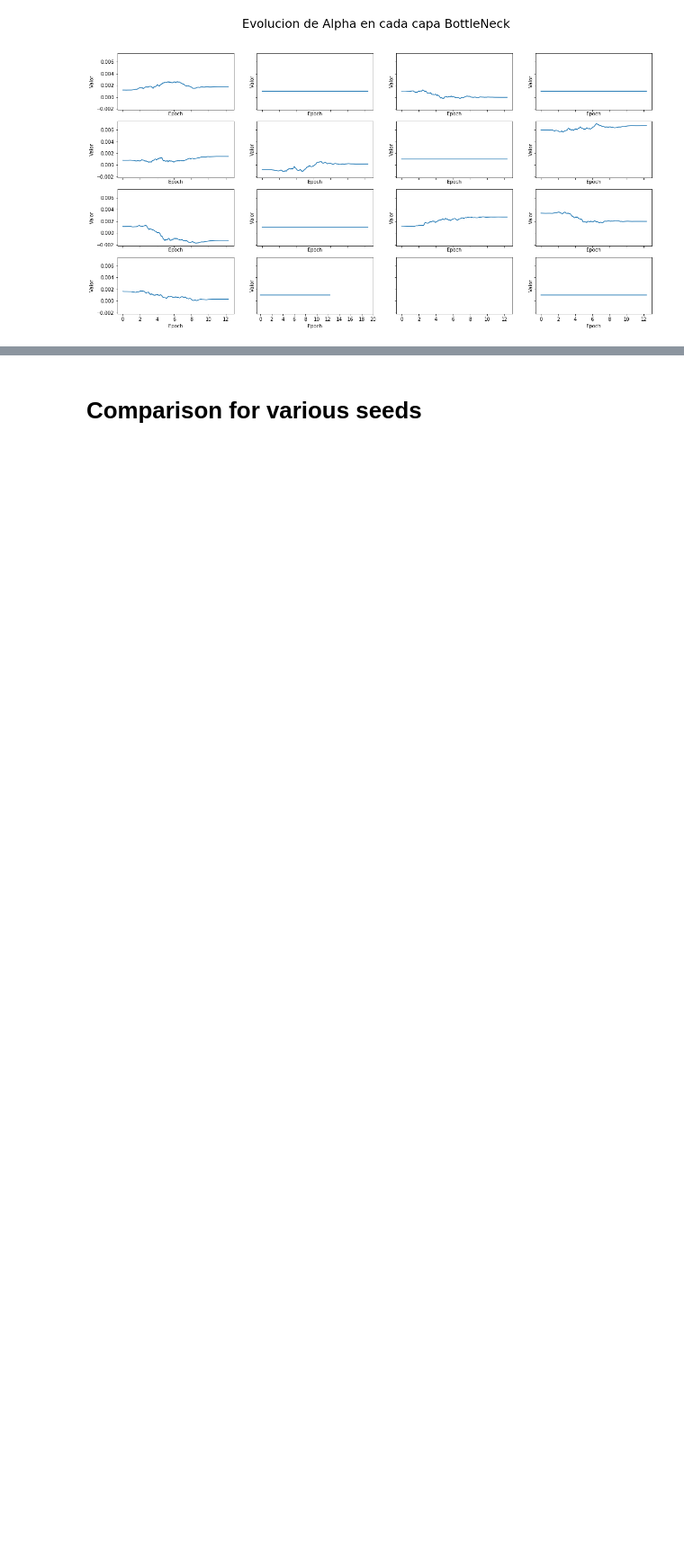
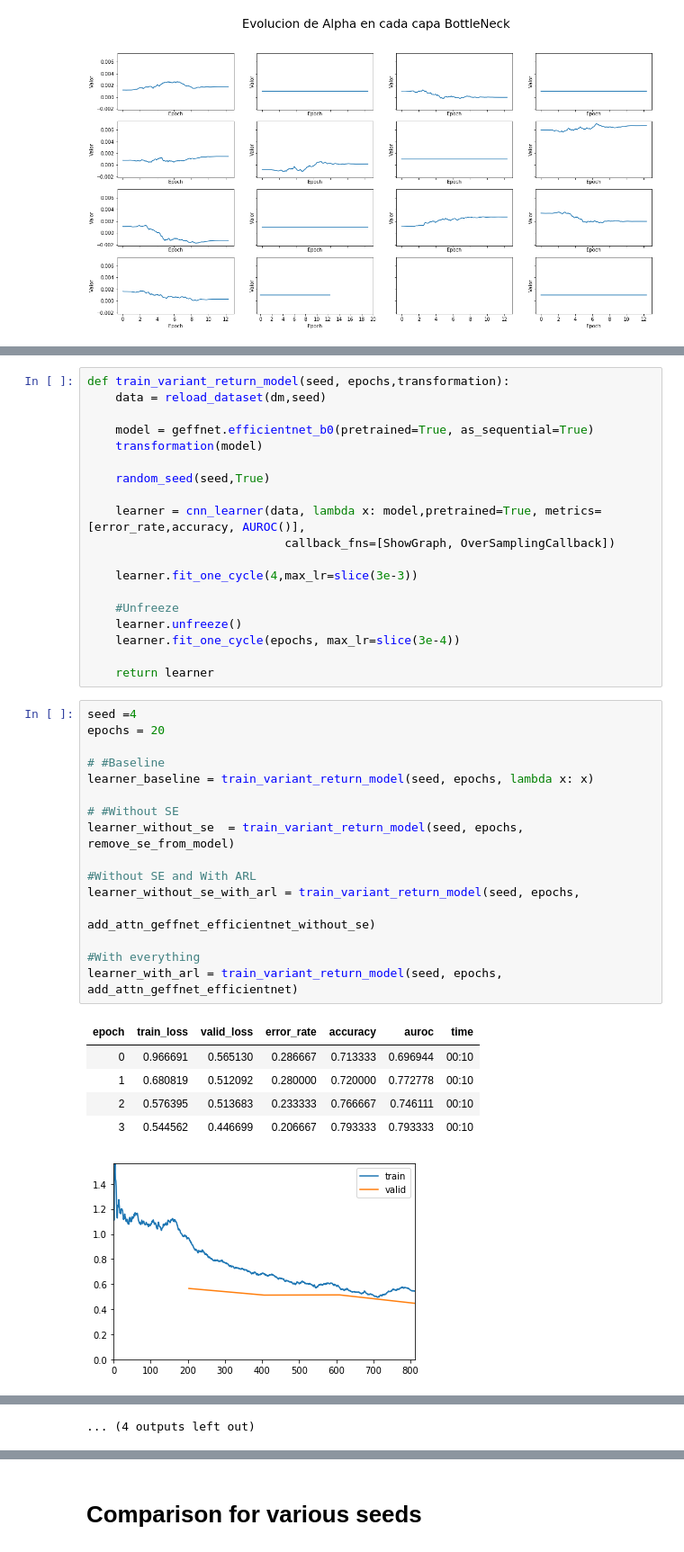
Before and after one commit to mikealche/tesis, a Jupyter notebook: Test Attention Analysis on EfficientNet.ipynb, the cells around one changed output, grey strips where cells are left out. Shown at 90% size. Drawn from its saved outputs; the diff is of its cells as text; blank space fills up the shorter version.

```diff
--- a/Test Attention Analysis on EfficientNet.ipynb
+++ b/Test Attention Analysis on EfficientNet.ipynb
@@ -501,0 +488,42 @@ for i in range(len(original_array)):
+# %%
+def train_variant_return_model(seed, epochs,transformation):
+    data = reload_dataset(dm,seed)
+
+    model = geffnet.efficientnet_b0(pretrained=True, as_sequential=True)
+    transformation(model)
+
+    random_seed(seed,True)
+
+    learner = cnn_learner(data, lambda x: model,pretrained=True, metrics=[error_rate,accuracy, AUROC()],
+                            callback_fns=[ShowGraph, OverSamplingCallback])
+
+    learner.fit_one_cycle(4,max_lr=slice(3e-3))
+
+    #Unfreeze
+    learner.unfreeze()
+    learner.fit_one_cycle(epochs, max_lr=slice(3e-4))
+
+    return learner
+# %%
+seed =4
+epochs = 20
+
+# #Baseline
+learner_baseline = train_variant_return_model(seed, epochs, lambda x: x)
+
+# #Without SE
+learner_without_se  = train_variant_return_model(seed, epochs, remove_se_from_model)
+
+#Without SE and With ARL
+learner_without_se_with_arl = train_variant_return_model(seed, epochs,
+                                                                   add_attn_geffnet_efficientnet_without_se)
+
+#With everything
+learner_with_arl = train_variant_return_model(seed, epochs, add_attn_geffnet_efficientnet)
+# %% [output]
+| epoch | train_loss | valid_loss | error_rate | accuracy | auroc | time |
+| 0 | 0.966691 | 0.565130 | 0.286667 | 0.713333 | 0.696944 | 00:10 |
+| 1 | 0.680819 | 0.512092 | 0.280000 | 0.720000 | 0.772778 | 00:10 |
+| 2 | 0.576395 | 0.513683 | 0.233333 | 0.766667 | 0.746111 | 00:10 |
+| 3 | 0.544562 | 0.446699 | 0.206667 | 0.793333 | 0.793333 | 00:10 |
+[figure, added]
@@ -501,0 +596 @@ for i in range(len(original_array)):
+... (4 outputs left out)
```
Also changed, not shown: parts of 14 cells of this notebook, 6 other files.
